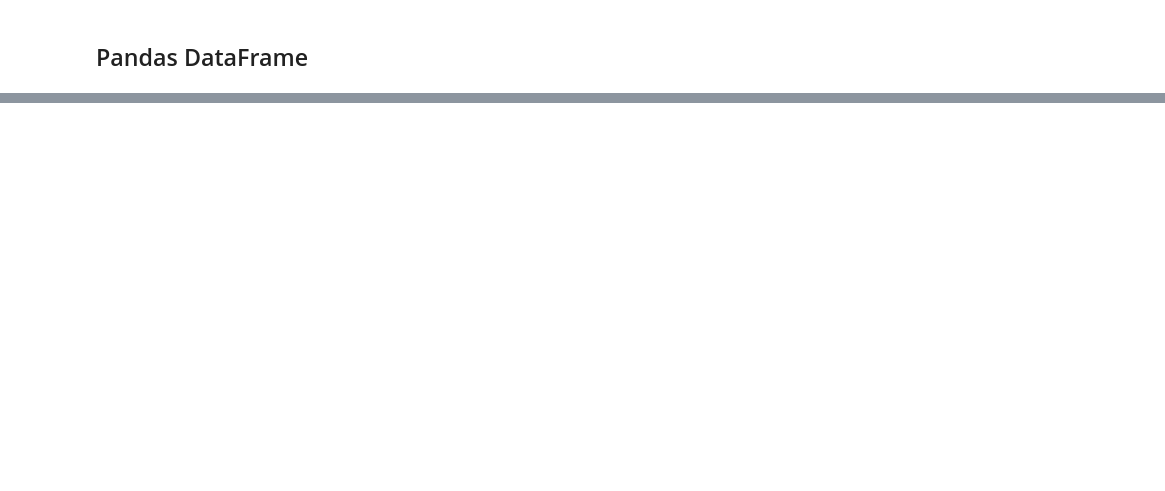
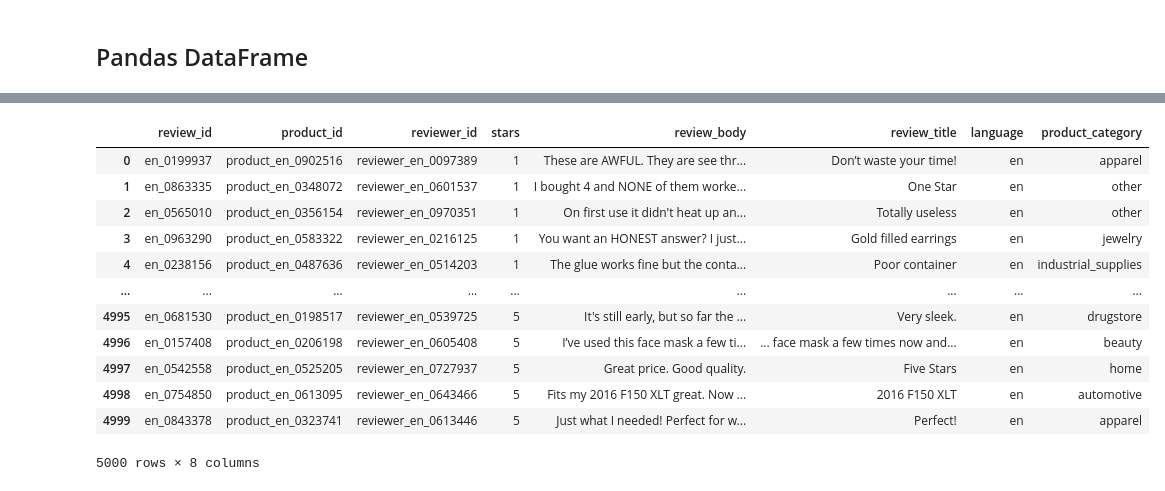
Before and after one commit to howard-haowen/NLP-demos, a Jupyter notebook: nlp_datasets.ipynb, the cells around one changed output, grey strips where cells are left out. Cells and saved outputs as stored; diff of their text form; code cells hidden in the pictures; blank space fills up the shorter version.

```diff
--- a/nlp_datasets.ipynb
+++ b/nlp_datasets.ipynb
@@ -128,5 +148,5 @@ from datasets import load_dataset
 # %%
 # The second argument indicates languages, and the options include:
 # "all_languages", "de", "en", "es", "fr", "ja", "zh"
-zh_dataset = load_dataset("amazon_reviews_multi", "zh")
+dataset = load_dataset("amazon_reviews_multi", "en")
 # %% [output]
@@ -198,0 +201,18 @@ zh_train_df
+# %%
+dataset.set_format("pandas")
+df = dataset["test"][:]
+df
+# %% [output]
+|  | review_id | product_id | reviewer_id | stars | review_body | review_title | language | product_category |
+| 0 | en_0199937 | product_en_0902516 | reviewer_en_0097389 | 1 | These are AWFUL. They are see thr... | Don’t waste your time! | en | apparel |
+| 1 | en_0863335 | product_en_0348072 | reviewer_en_0601537 | 1 | I bought 4 and NONE of them worke... | One Star | en | other |
+| 2 | en_0565010 | product_en_0356154 | reviewer_en_0970351 | 1 | On first use it didn't heat up an... | Totally useless | en | other |
+| 3 | en_0963290 | product_en_0583322 | reviewer_en_0216125 | 1 | You want an HONEST answer? I just... | Gold filled earrings | en | jewelry |
+| 4 | en_0238156 | product_en_0487636 | reviewer_en_0514203 | 1 | The glue works fine but the conta... | Poor container | en | industrial_supplies |
+| ... | ... | ... | ... | ... | ... | ... | ... | ... |
+| 4995 | en_0681530 | product_en_0198517 | reviewer_en_0539725 | 5 | It's still early, but so far the ... | Very sleek. | en | drugstore |
+| 4996 | en_0157408 | product_en_0206198 | reviewer_en_0605408 | 5 | I’ve used this face mask a few ti... | ... face mask a few times now and... | en | beauty |
+| 4997 | en_0542558 | product_en_0525205 | reviewer_en_0727937 | 5 | Great price. Good quality. | Five Stars | en | home |
+| 4998 | en_0754850 | product_en_0613095 | reviewer_en_0643466 | 5 | Fits my 2016 F150 XLT great. Now ... | 2016 F150 XLT | en | automotive |
+| 4999 | en_0843378 | product_en_0323741 | reviewer_en_0613446 | 5 | Just what I needed! Perfect for w... | Perfect! | en | apparel |
+5000 rows × 8 columns
```
Also changed, not shown: parts of 10 cells of this notebook.
